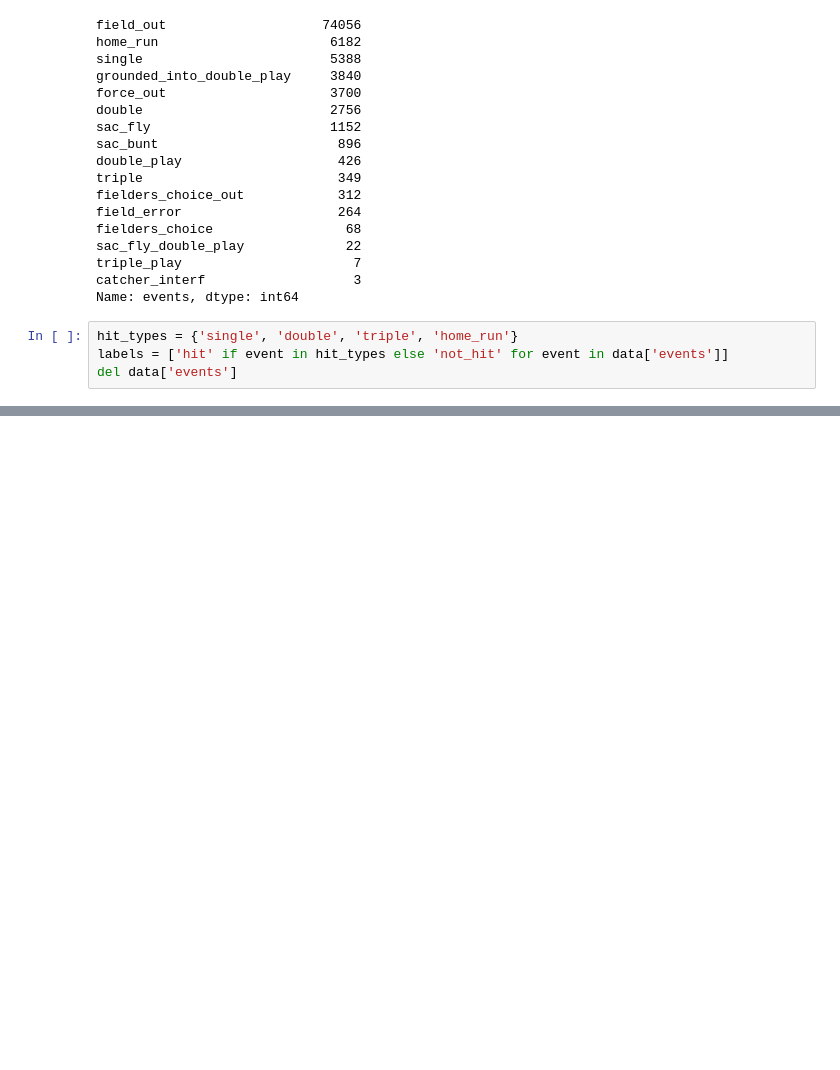
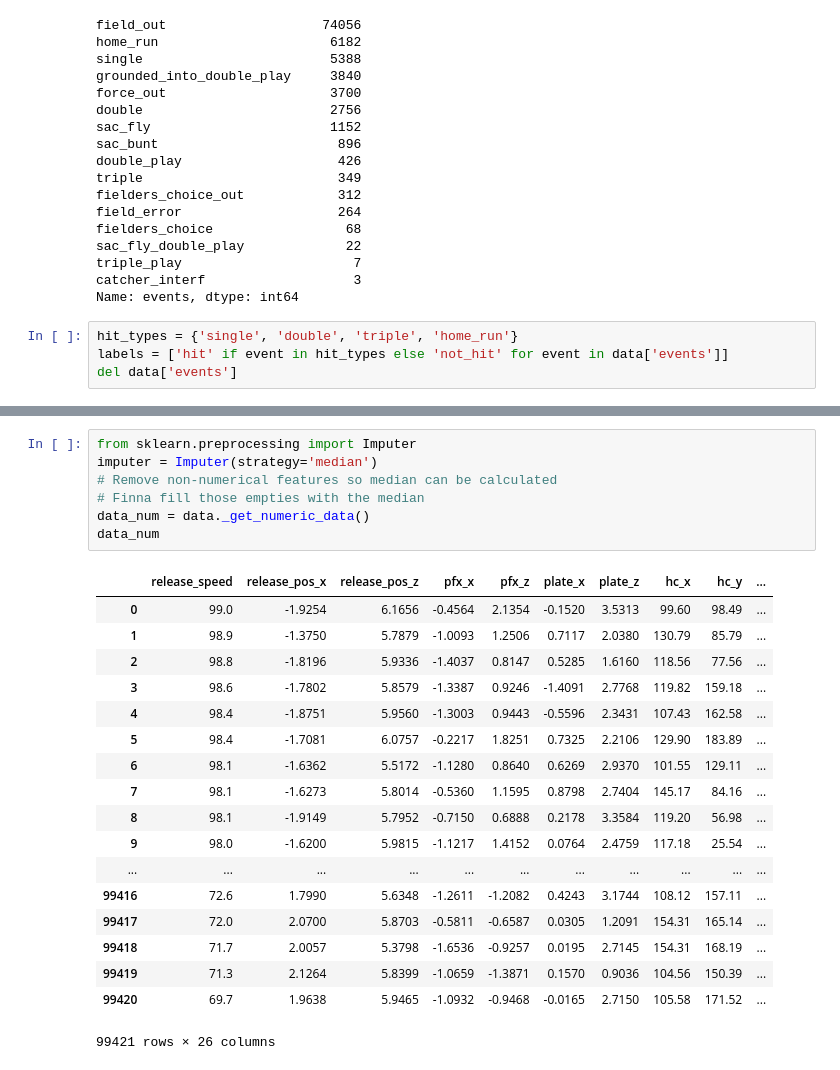
Before and after one commit to AndrewYinLi/machine-learning-baseball, a Jupyter notebook: random_forest.ipynb, the cells around one changed output, grey strips where cells are left out. Drawn from its saved outputs; the diff is of its cells as text; blank space fills up the shorter version.

```diff
--- a/random_forest.ipynb
+++ b/random_forest.ipynb
@@ -446,0 +488,26 @@ ValueError: labels ['release_speed' 'release_pos_x' 'release_pos_z' 'zone' 'hit_
+# %%
+from sklearn.preprocessing import Imputer
+imputer = Imputer(strategy='median')
+# Remove non-numerical features so median can be calculated
+# Finna fill those empties with the median
+data_num = data._get_numeric_data()
+data_num
+# %% [output]
+|  | release_speed | release_pos_x | release_pos_z | pfx_x | pfx_z | plate_x | plate_z | hc_x | hc_y | ... |
+| 0 | 99.0 | -1.9254 | 6.1656 | -0.4564 | 2.1354 | -0.1520 | 3.5313 | 99.60 | 98.49 | ... |
+| 1 | 98.9 | -1.3750 | 5.7879 | -1.0093 | 1.2506 | 0.7117 | 2.0380 | 130.79 | 85.79 | ... |
+| 2 | 98.8 | -1.8196 | 5.9336 | -1.4037 | 0.8147 | 0.5285 | 1.6160 | 118.56 | 77.56 | ... |
+| 3 | 98.6 | -1.7802 | 5.8579 | -1.3387 | 0.9246 | -1.4091 | 2.7768 | 119.82 | 159.18 | ... |
+| 4 | 98.4 | -1.8751 | 5.9560 | -1.3003 | 0.9443 | -0.5596 | 2.3431 | 107.43 | 162.58 | ... |
+| 5 | 98.4 | -1.7081 | 6.0757 | -0.2217 | 1.8251 | 0.7325 | 2.2106 | 129.90 | 183.89 | ... |
+| 6 | 98.1 | -1.6362 | 5.5172 | -1.1280 | 0.8640 | 0.6269 | 2.9370 | 101.55 | 129.11 | ... |
+| 7 | 98.1 | -1.6273 | 5.8014 | -0.5360 | 1.1595 | 0.8798 | 2.7404 | 145.17 | 84.16 | ... |
+| 8 | 98.1 | -1.9149 | 5.7952 | -0.7150 | 0.6888 | 0.2178 | 3.3584 | 119.20 | 56.98 | ... |
+| 9 | 98.0 | -1.6200 | 5.9815 | -1.1217 | 1.4152 | 0.0764 | 2.4759 | 117.18 | 25.54 | ... |
+| ... | ... | ... | ... | ... | ... | ... | ... | ... | ... | ... |
+| 99416 | 72.6 | 1.7990 | 5.6348 | -1.2611 | -1.2082 | 0.4243 | 3.1744 | 108.12 | 157.11 | ... |
+| 99417 | 72.0 | 2.0700 | 5.8703 | -0.5811 | -0.6587 | 0.0305 | 1.2091 | 154.31 | 165.14 | ... |
+| 99418 | 71.7 | 2.0057 | 5.3798 | -1.6536 | -0.9257 | 0.0195 | 2.7145 | 154.31 | 168.19 | ... |
+| 99419 | 71.3 | 2.1264 | 5.8399 | -1.0659 | -1.3871 | 0.1570 | 0.9036 | 104.56 | 150.39 | ... |
+| 99420 | 69.7 | 1.9638 | 5.9465 | -1.0932 | -0.9468 | -0.0165 | 2.7150 | 105.58 | 171.52 | ... |
+99421 rows × 26 columns
```
Also changed, not shown: parts of 18 cells of this notebook.
